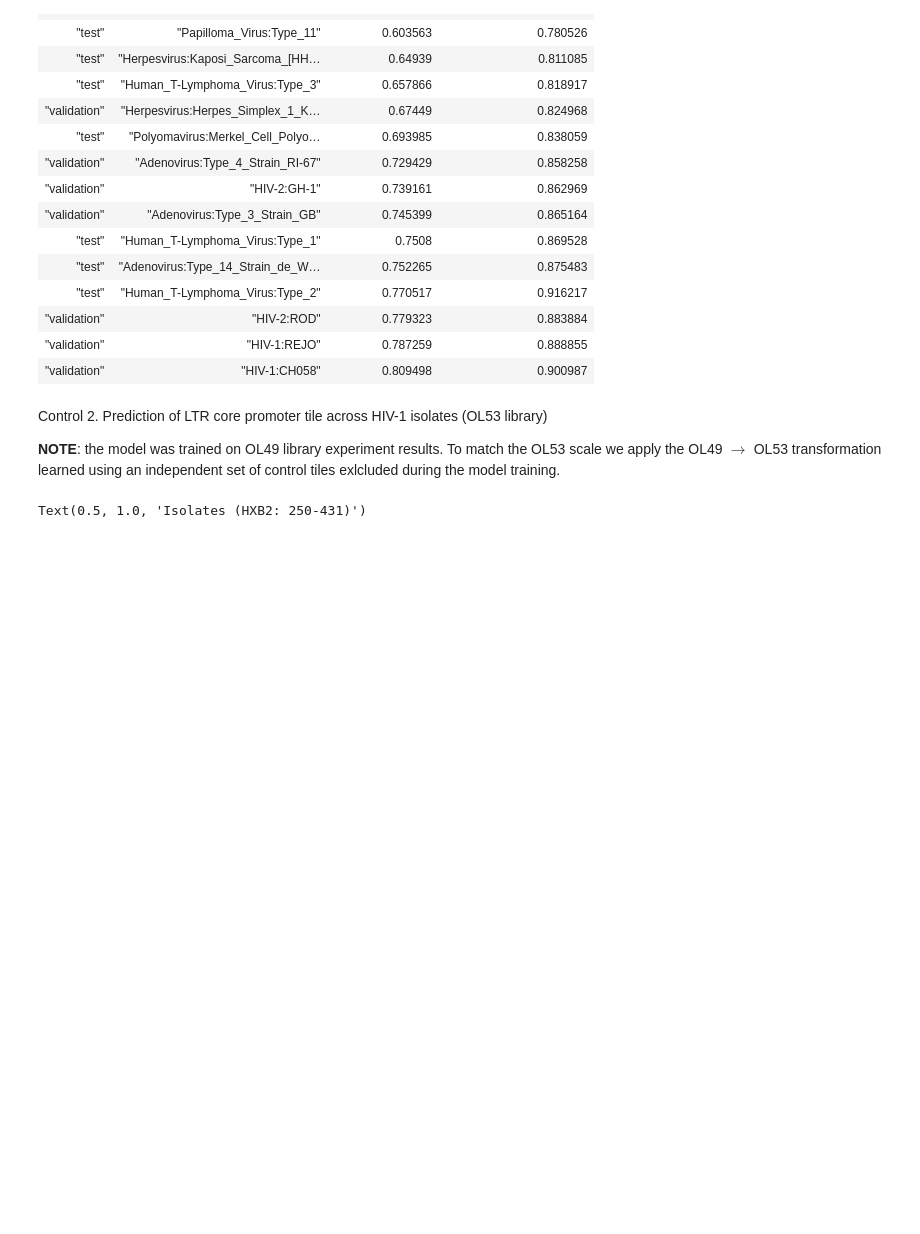
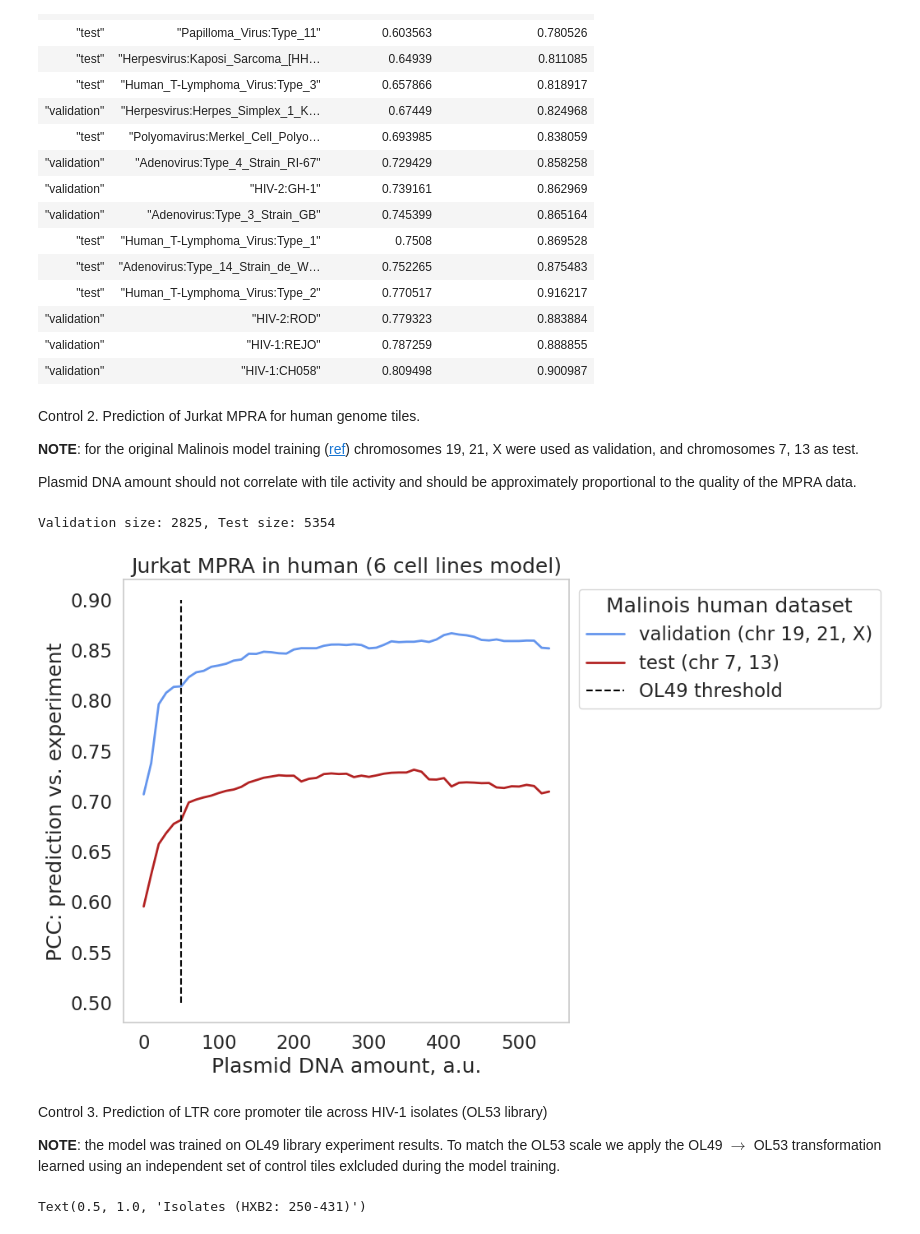
Before and after one commit to osyafinkelberg/mpra-predictor, a Jupyter notebook: notebooks/01_assess_mpra_predictor.ipynb, the cells around one changed output. Cells and saved outputs as stored; diff of their text form; code cells hidden in the pictures; blank space fills up the shorter version.

Commit message:
add Human MPRA dataset control

```diff
--- a/notebooks/01_assess_mpra_predictor.ipynb
+++ b/notebooks/01_assess_mpra_predictor.ipynb
@@ -164,8 +163,50 @@ shape: (15, 4)
 | "validation" | "HIV-2:ROD" | 0.779323 | 0.883884 |
 | "validation" | "HIV-1:REJO" | 0.787259 | 0.888855 |
 | "validation" | "HIV-1:CH058" | 0.809498 | 0.900987 |
+# %% [markdown]
+Control 2. Prediction of Jurkat MPRA for human genome tiles.
+
+**NOTE**: for the original Malinois model training ([ref](https://www.nature.com/articles/s41586-024-08070-z)) chromosomes 19, 21, X were used as validation, and chromosomes 7, 13 as test.
+
+Plasmid DNA amount should not correlate with tile activity and should be approximately proportional to the quality of the MPRA data.
+# %%
+human_dataset = pl.read_csv(DATA_DIR / "Rodrigo_all_jurkat_processed_10022026.csv", infer_schema_length=None)
+human_valid = human_dataset.filter((pl.col("OL") != "OL49") & (pl.col("chr").is_in(["19", "21", "X"])))
+human_test = human_dataset.filter((pl.col("OL") != "OL49") & (pl.col("chr").is_in(["7", "13"])))
+print(f"Validation size: {human_valid.height}, Test size: {human_test.height}")
+
+valid_dataset = mpra_predictor.dataloader.FusedDataset(dataframe=human_valid, target_columns=["log2FoldChange"], sei_flank_builder=sei_flank_builder, mal_flank_builder=mal_flank_builder, device=DEVICE,)
+valid_loader = DataLoader(valid_dataset, batch_size=256)
+test_dataset = mpra_predictor.dataloader.FusedDataset(dataframe=human_test, target_columns=["log2FoldChange"], sei_flank_builder=sei_flank_builder, mal_flank_builder=mal_flank_builder, device=DEVICE,)
+test_loader = DataLoader(test_dataset, batch_size=256)
+
+valid_targets, valid_preds = get_predictions(model, valid_loader)
+test_targets, test_preds = get_predictions(model, test_loader)
+# %% [output]
+Validation size: 2825, Test size: 5354
+# %%
+dna_thresh_grid = np.arange(0, 550, 10)
+valid_pcc = list()
+test_pcc = list()
+for dna_thresh in dna_thresh_grid:
+    valid_mask = (human_valid["DNA_mean"] >= dna_thresh).to_numpy()
+    valid_pcc.append(pearsonr(valid_targets[valid_mask][:, 0], valid_preds[valid_mask][:, target_index]).statistic)
+    test_mask = (human_test["DNA_mean"] >= dna_thresh).to_numpy()
+    test_pcc.append(pearsonr(test_targets[test_mask][:, 0], test_preds[test_mask][:, target_index]).statistic)
+
+fig, ax = plt.subplots(figsize=(7, 7))
+ax.plot(dna_thresh_grid, valid_pcc, linewidth=2, color="cornflowerblue", label="validation (chr 19, 21, X)")
+ax.plot(dna_thresh_grid, test_pcc, linewidth=2, color="firebrick", label="test (chr 7, 13)")
+ax.plot([50, 50], [.5, .9], color='black', ls='--', label="OL49 threshold")
+ax.set_title(f"{target_label} MPRA in human (6 cell lines model)")
+ax.set_ylabel("PCC: prediction vs. experiment")
+ax.set_xlabel("Plasmid DNA amount, a.u.")
+ax.legend(bbox_to_anchor=(1, 1), title="Malinois human dataset")
+ax.grid(False)
+# %% [output]
+[figure, added]
 # %% [markdown]
-Control 2. Prediction of LTR core promoter tile across HIV-1 isolates (OL53 library)
+Control 3. Prediction of LTR core promoter tile across HIV-1 isolates (OL53 library)
 
 **NOTE**: the model was trained on OL49 library experiment results. To match the OL53 scale we apply the OL49 $\rightarrow$ OL53 transformation learned using an independent set of control tiles exlcluded during the model training.
 # %%
```
Also changed, not shown: parts of 4 cells of this notebook.
